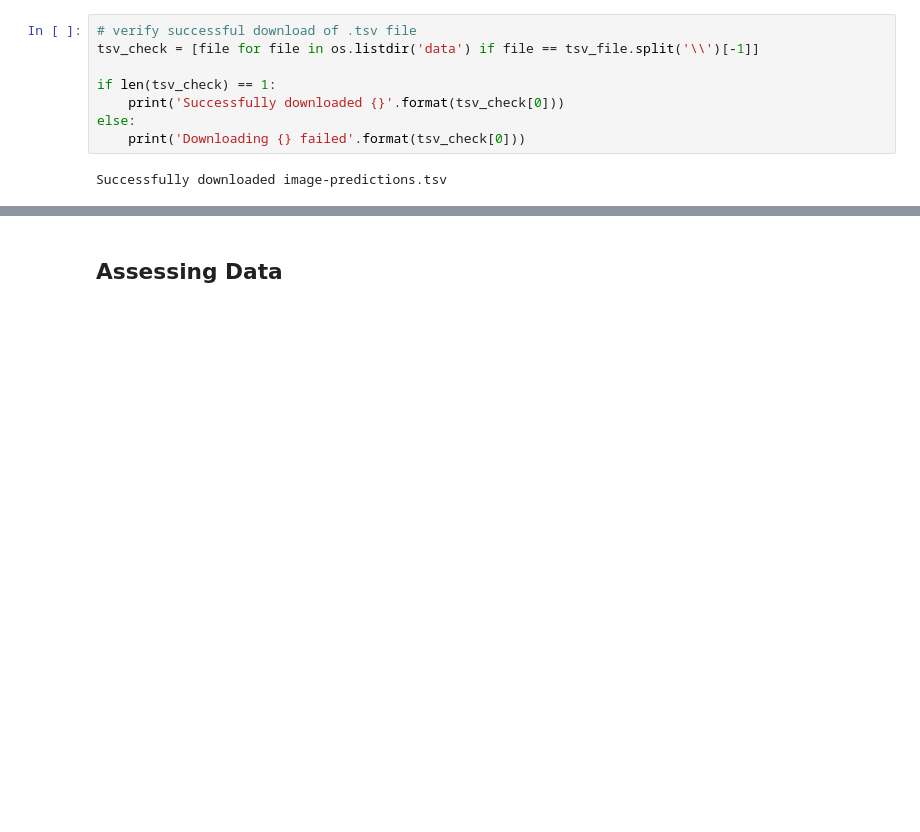
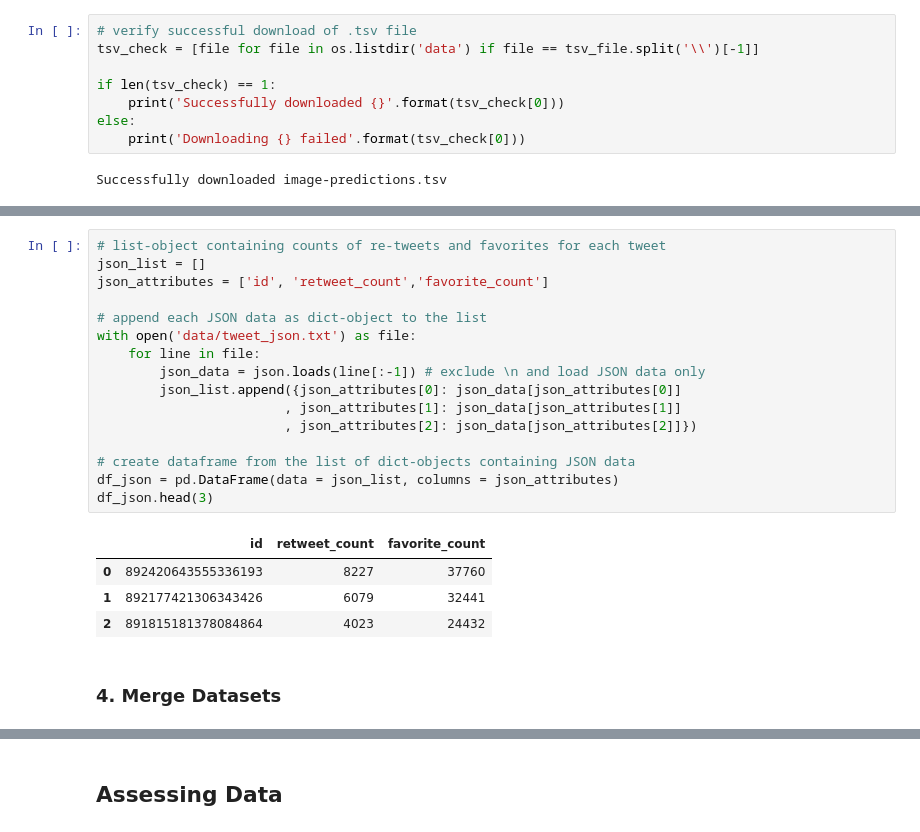
Before and after one commit to jmlcode/p3-analyze-tweet-data, a Jupyter notebook: wrangle_act.ipynb, the cells around one changed output, grey strips where cells are left out. Drawn from its saved outputs; the diff is of its cells as text; blank space fills up the shorter version.

Commit message:
Gather JSON data and store merged datasets

```diff
--- a/wrangle_act.ipynb
+++ b/wrangle_act.ipynb
@@ -68,0 +141,23 @@ df_image.head(3)
+# %%
+# list-object containing counts of re-tweets and favorites for each tweet
+json_list = []
+json_attributes = ['id', 'retweet_count','favorite_count']
+
+# append each JSON data as dict-object to the list
+with open('data/tweet_json.txt') as file:
+    for line in file:
+        json_data = json.loads(line[:-1]) # exclude \n and load JSON data only
+        json_list.append({json_attributes[0]: json_data[json_attributes[0]]
+                        , json_attributes[1]: json_data[json_attributes[1]]
+                        , json_attributes[2]: json_data[json_attributes[2]]})
+
+# create dataframe from the list of dict-objects containing JSON data
+df_json = pd.DataFrame(data = json_list, columns = json_attributes)
+df_json.head(3)
+# %% [output]
+|  | id | retweet_count | favorite_count |
+| 0 | 892420643555336193 | 8227 | 37760 |
+| 1 | 892177421306343426 | 6079 | 32441 |
+| 2 | 891815181378084864 | 4023 | 24432 |
+# %% [markdown]
+### 4. Merge Datasets
```
Also changed, not shown: parts of 7 cells of this notebook.
